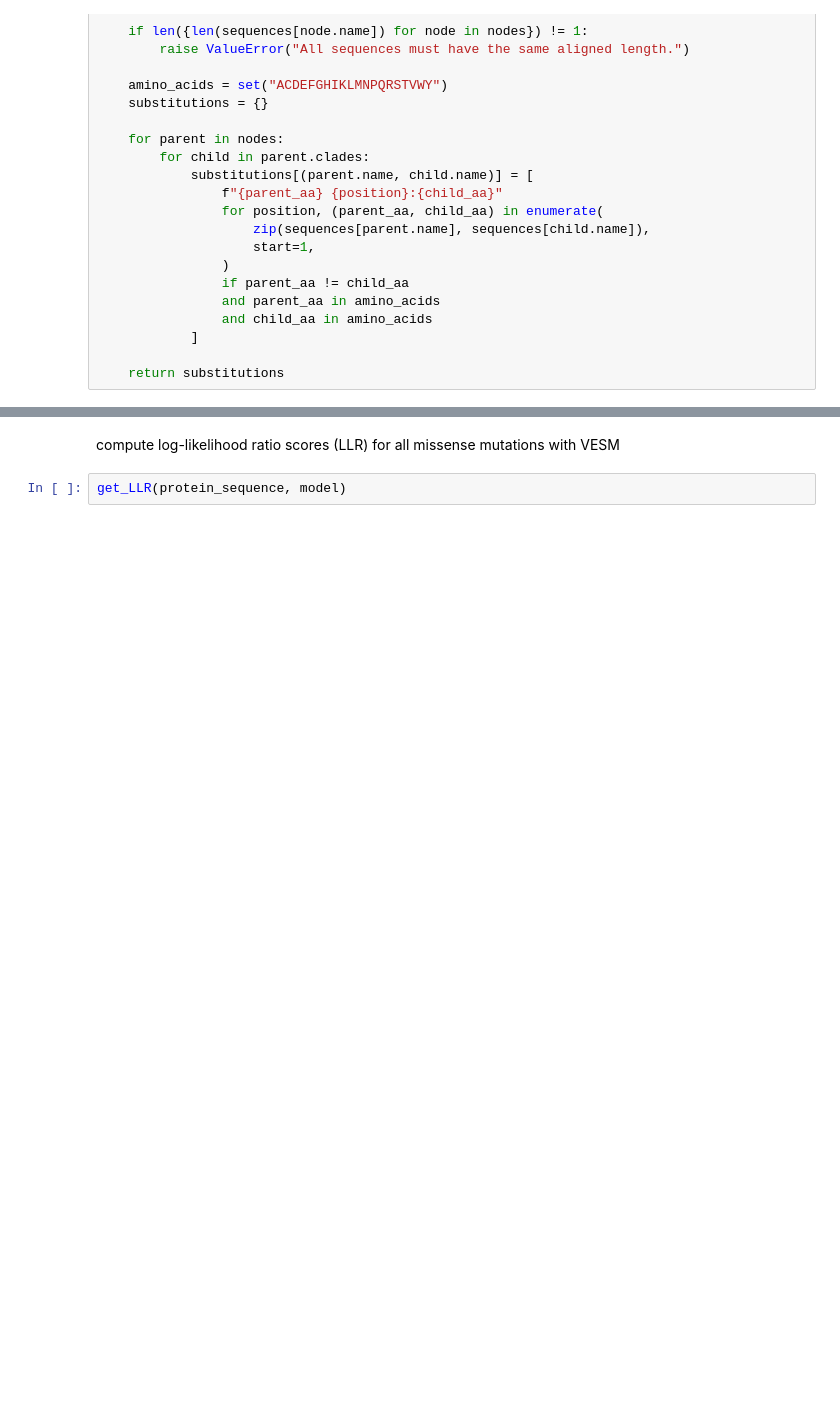
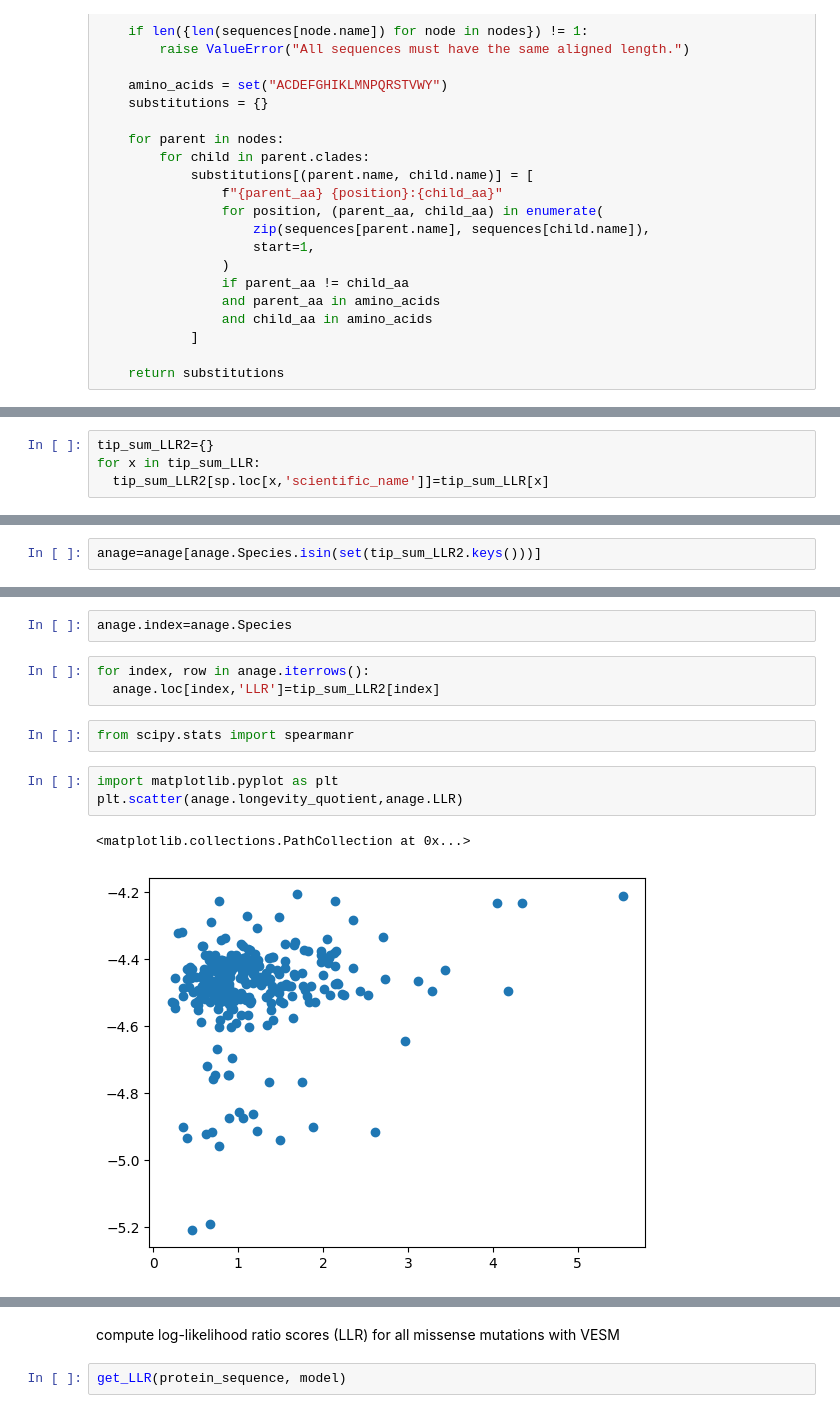
Before and after one commit to rishabhrajkapoor/bcopro_work, a Jupyter notebook: notebooks/VESM_Getting_Started.ipynb, the cells around one changed output, grey strips where cells are left out. Saved outputs shown, nothing was run; the diff lists cells and outputs as text; blank space fills up the shorter version.

```diff
--- a/notebooks/VESM_Getting_Started.ipynb
+++ b/notebooks/VESM_Getting_Started.ipynb
@@ -506,0 +547,4 @@ N466 -> HLgraAgi1:
+# %%
+tip_sum_LLR2={}
+for x in tip_sum_LLR:
+  tip_sum_LLR2[sp.loc[x,'scientific_name']]=tip_sum_LLR[x]
@@ -506,0 +571,2 @@ N466 -> HLgraAgi1:
+# %%
+anage=anage[anage.Species.isin(set(tip_sum_LLR2.keys()))]
@@ -506,0 +618,13 @@ N466 -> HLgraAgi1:
+# %%
+anage.index=anage.Species
+# %%
+for index, row in anage.iterrows():
+  anage.loc[index,'LLR']=tip_sum_LLR2[index]
+# %%
+from scipy.stats import spearmanr
+# %%
+import matplotlib.pyplot as plt
+plt.scatter(anage.longevity_quotient,anage.LLR)
+# %% [output]
+<matplotlib.collections.PathCollection at 0x...>
+[figure, added]
```
Also changed, not shown: parts of 22 cells of this notebook.
